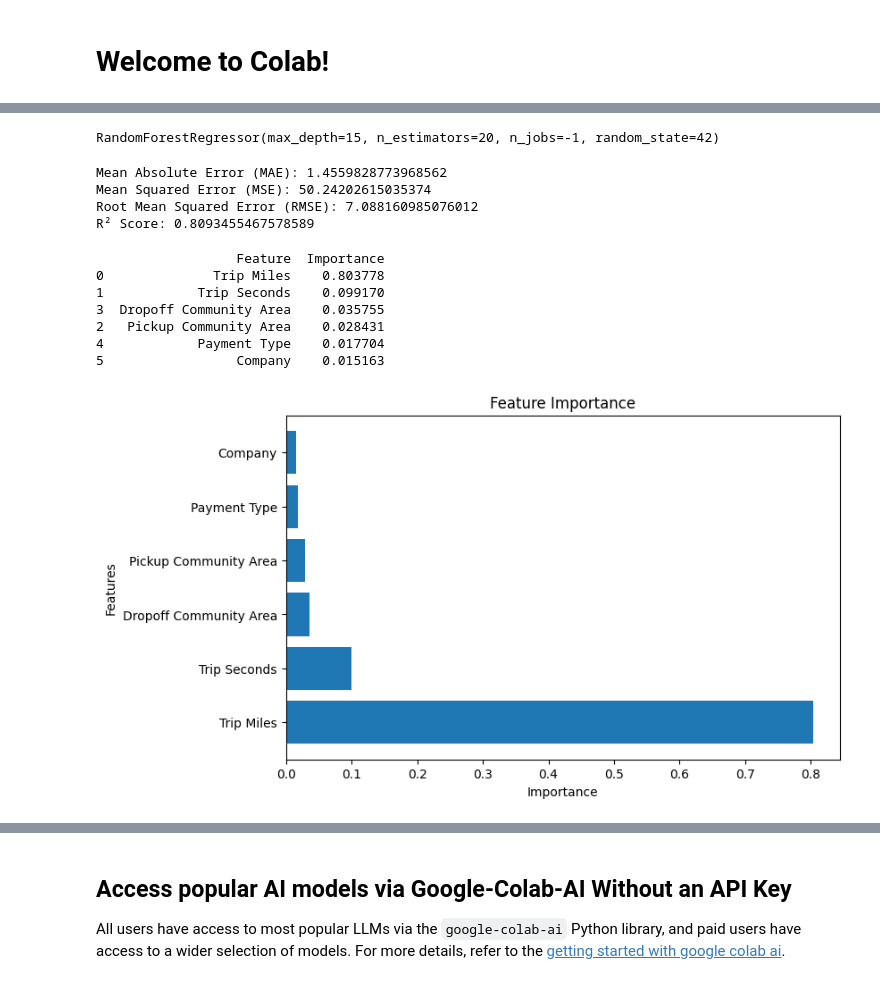
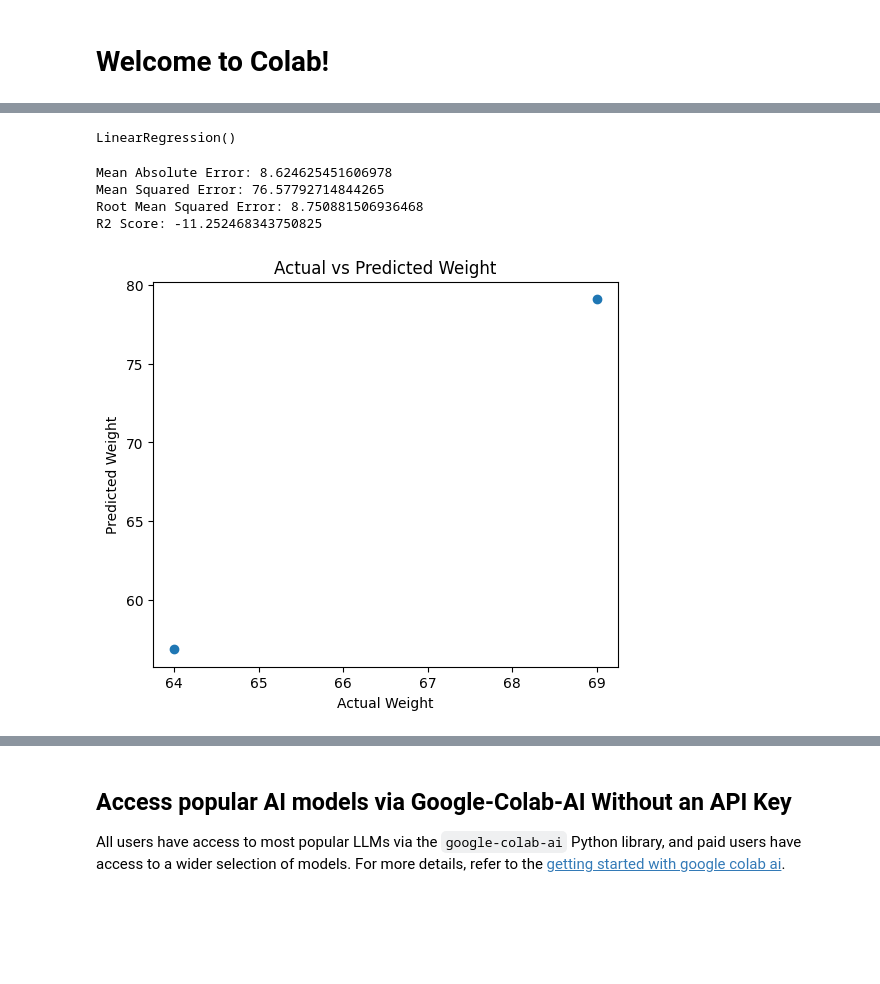
Before and after one commit to siripikusumareddy/DATASET, a Jupyter notebook: Copy_of_Welcome_To_Colab.ipynb, the cells around one changed output, grey strips where cells are left out. Saved outputs shown, nothing was run; the diff lists cells and outputs as text; code cells hidden in the pictures; blank space fills up the shorter version.

```diff
--- a/Copy_of_Welcome_To_Colab.ipynb
+++ b/Copy_of_Welcome_To_Colab.ipynb
@@ -194,0 +39,5 @@ plt.show()
+# %%
+encoder = LabelEncoder()
+
+df["Gender"] = encoder.fit_transform(df["Gender"])
+df
@@ -195,6 +56,7 @@ plt.show()
 # %%
-X = df.drop('Fare', axis=1)
-y = df['Fare']
+X = df[["Height","Age","Gender"]]
+
+y = df["Weight"]
 # %%
 X_train, X_test, y_train, y_test = train_test_split(
     X,
@@ -209,11 +67,6 @@ df = df.sample(n=100000, random_state=42)
 # %%
-model = RandomForestRegressor(
-    n_estimators=20,
-    max_depth=15,
-    random_state=42,
-    n_jobs=-1
-)
-model.fit(X_train, y_train)
+model=LinearRegression()
+model.fit(X_train,y_train)
 # %% [output]
-RandomForestRegressor(max_depth=15, n_estimators=20, n_jobs=-1, random_state=42)
+LinearRegression()
 # %%
@@ -221,44 +74,29 @@ y_pred = model.predict(X_test)
 # %%
-from sklearn.metrics import mean_absolute_error, mean_squared_error, r2_score
-import numpy as np
-
 mae = mean_absolute_error(y_test, y_pred)
 mse = mean_squared_error(y_test, y_pred)
 rmse = np.sqrt(mse)
 r2 = r2_score(y_test, y_pred)
 
-print("Mean Absolute Error (MAE):", mae)
-print("Mean Squared Error (MSE):", mse)
-print("Root Mean Squared Error (RMSE):", rmse)
-print("R² Score:", r2)
+print("Mean Absolute Error:", mae)
+print("Mean Squared Error:", mse)
+print("Root Mean Squared Error:", rmse)
+print("R2 Score:", r2)
 # %% [output]
-Mean Absolute Error (MAE): 1.4559828773968562
-Mean Squared Error (MSE): 50.24202615035374
-Root Mean Squared Error (RMSE): 7.088160985076012
-R² Score: 0.8093455467578589
+Mean Absolute Error: 8.624625451606978
+Mean Squared Error: 76.57792714844265
+Root Mean Squared Error: 8.750881506936468
+R2 Score: -11.252468343750825
-# %%
-importance = pd.DataFrame({
-    'Feature': X.columns,
-    'Importance': model.feature_importances_
-})
-
-importance = importance.sort_values(by='Importance', ascending=False)
-
-print(importance)
-# %% [output]
-                  Feature  Importance
-0              Trip Miles    0.803778
-1            Trip Seconds    0.099170
-3  Dropoff Community Area    0.035755
-2   Pickup Community Area    0.028431
-4            Payment Type    0.017704
-5                 Company    0.015163
 # %%
-plt.figure(figsize=(8,5))
-plt.barh(importance['Feature'], importance['Importance'])
-plt.xlabel("Importance")
-plt.ylabel("Features")
-plt.title("Feature Importance")
+plt.figure(figsize=(6,5))
+
+plt.scatter(y_test, y_pred)
+
+plt.xlabel("Actual Weight")
+
+plt.ylabel("Predicted Weight")
+
+plt.title("Actual vs Predicted Weight")
+
 plt.show()
 # %% [output]
-[figure, old version]
+[figure, new version]
```
Also changed, not shown: parts of 31 cells of this notebook.
